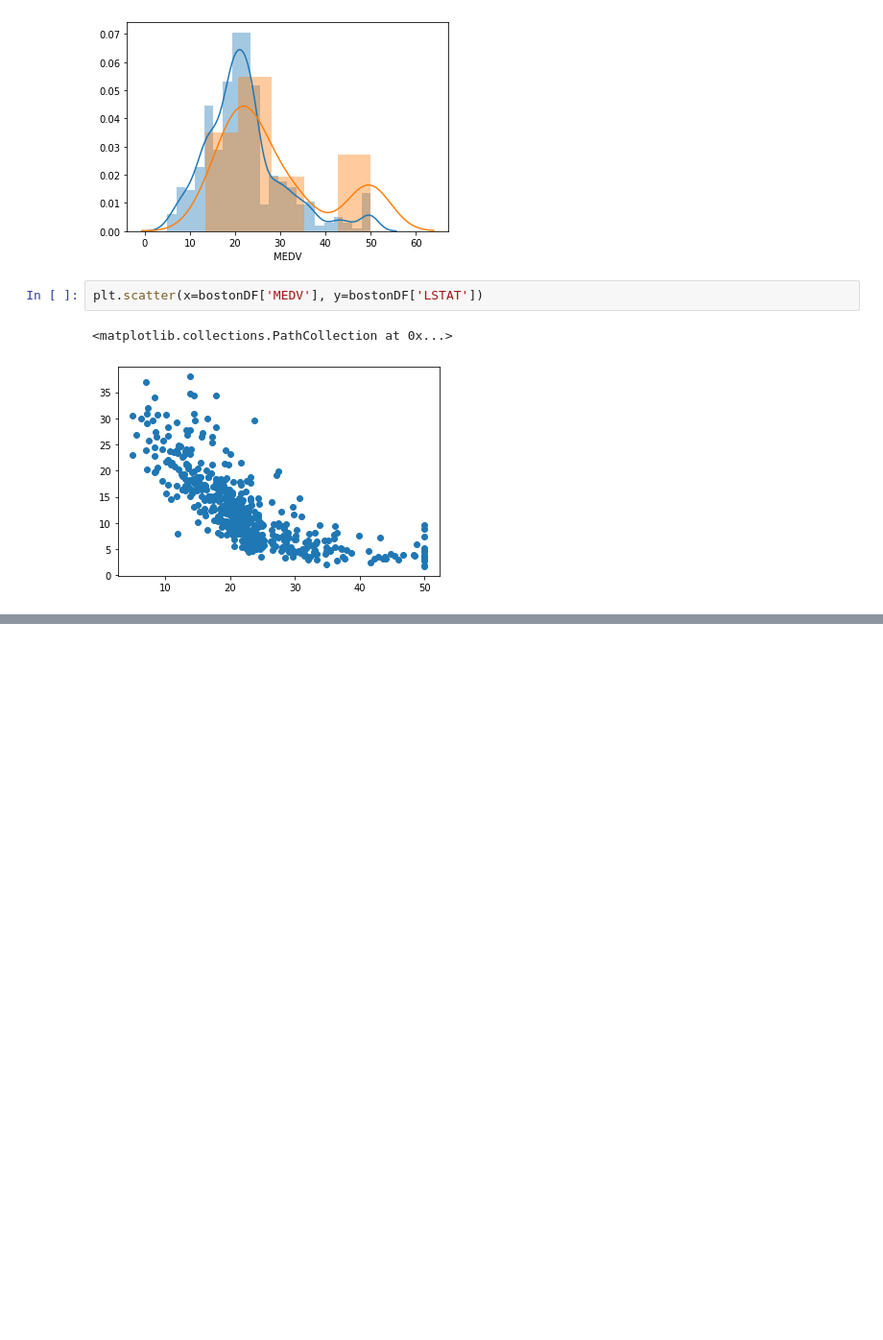
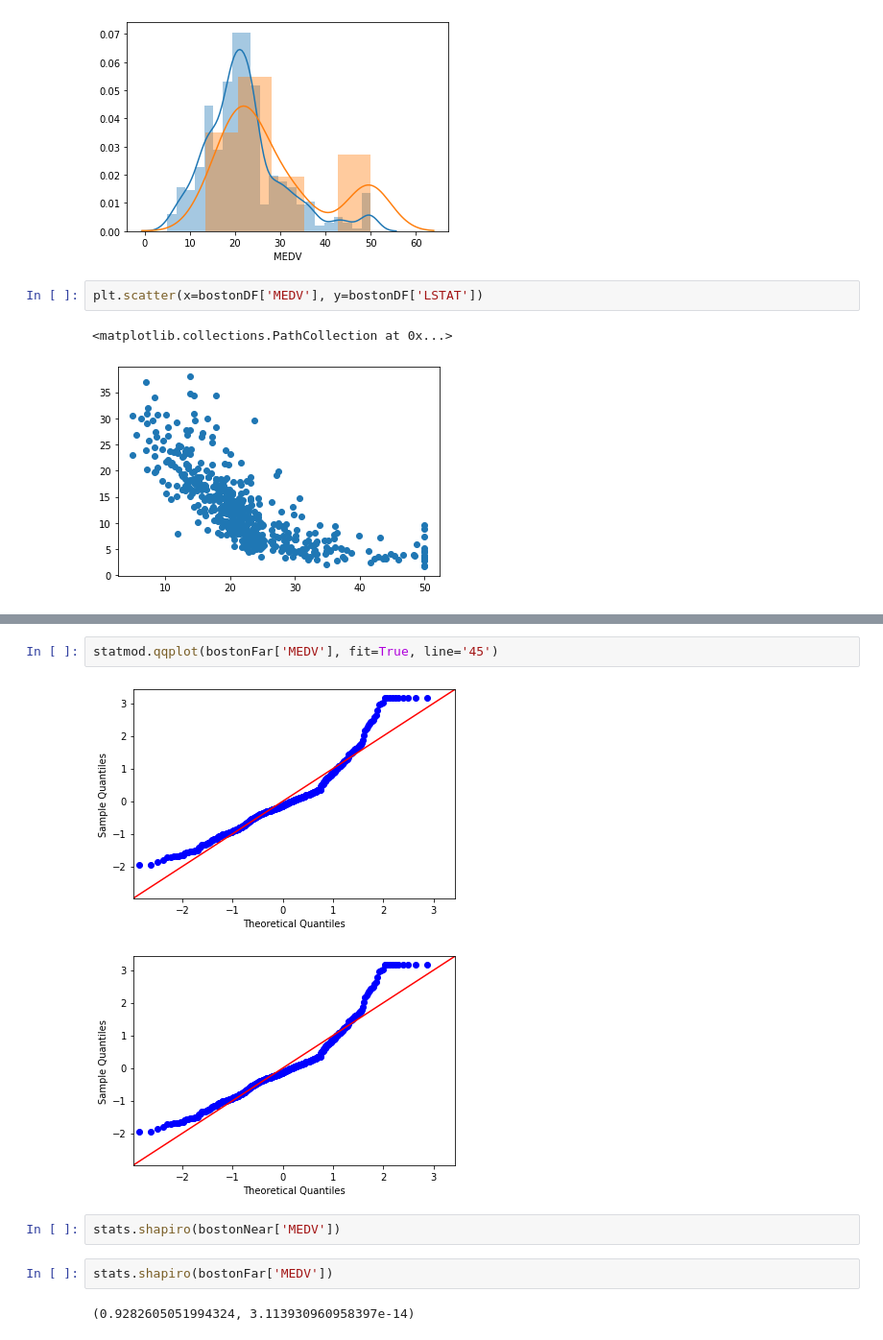
Before and after one commit to dermotkel/machine-learning, a Jupyter notebook: project.ipynb, the cells around one changed output, grey strips where cells are left out. Shown at 96% size. Saved outputs shown, nothing was run; the diff lists cells and outputs as text; blank space fills up the shorter version.

```diff
--- a/project.ipynb
+++ b/project.ipynb
@@ -77,0 +98,11 @@ plt.scatter(x=bostonDF['MEDV'], y=bostonDF['LSTAT'])
+# %%
+statmod.qqplot(bostonFar['MEDV'], fit=True, line='45')
+# %% [output]
+[figure, added]
+[figure, added]
+# %%
+stats.shapiro(bostonNear['MEDV'])
+# %%
+stats.shapiro(bostonFar['MEDV'])
+# %% [output]
+(0.9282605051994324, 3.113930960958397e-14)
```
Also changed, not shown: parts of 18 cells of this notebook.
